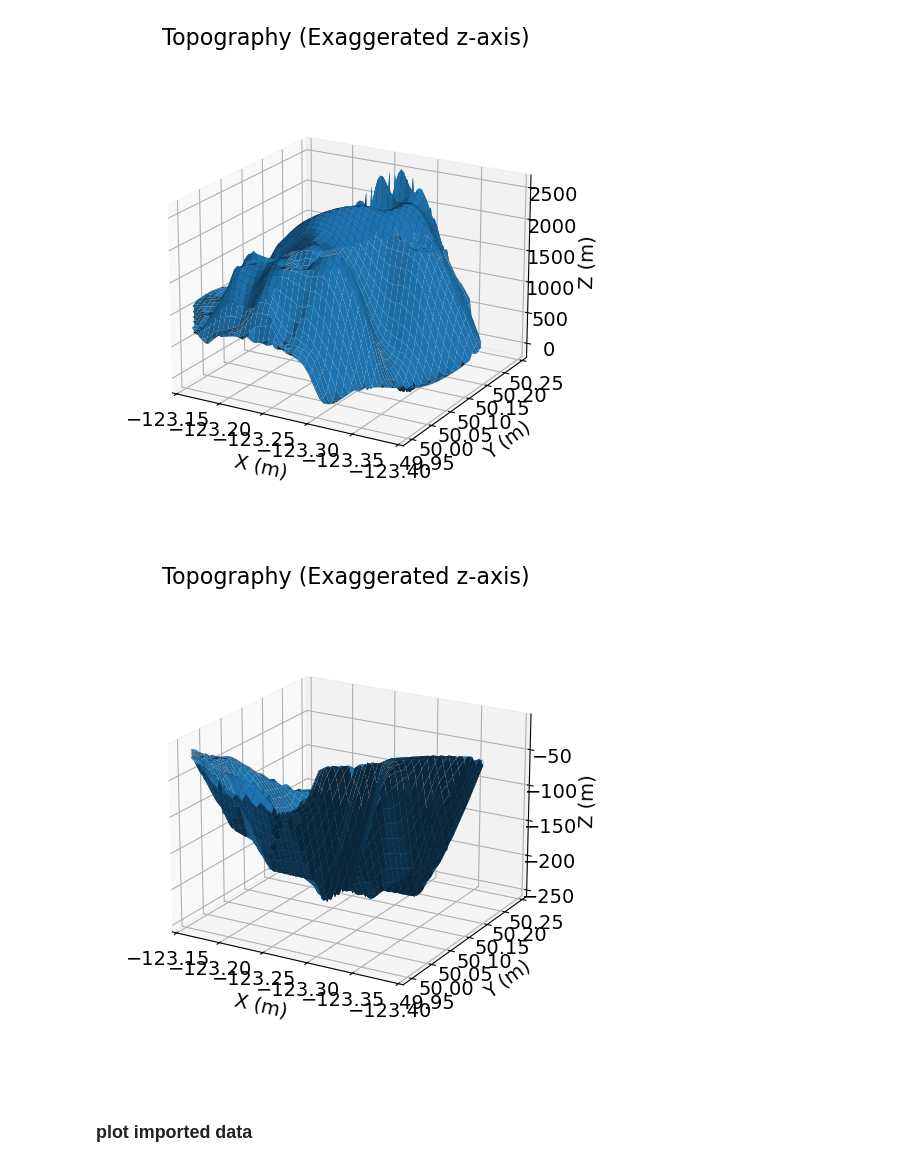
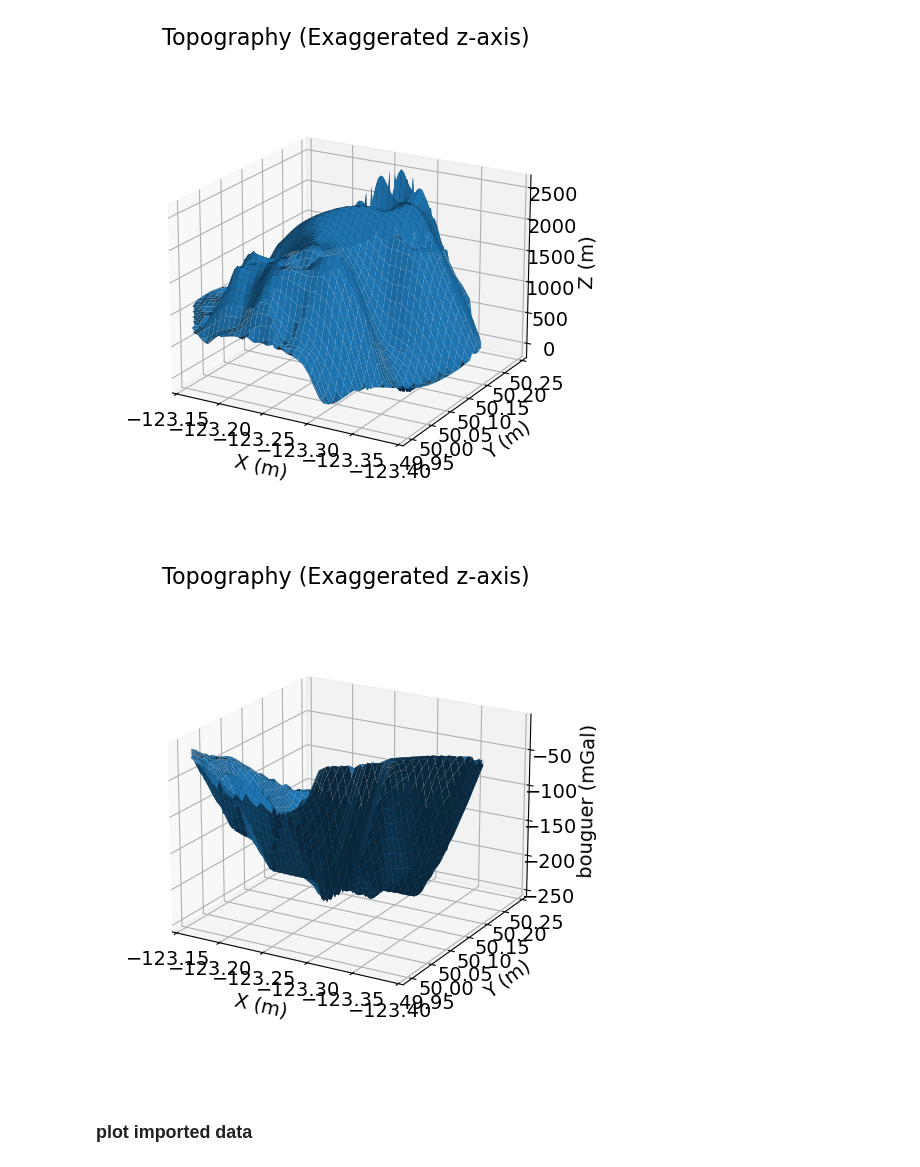
Before and after one commit to mebo4/EOSC454_project, a Jupyter notebook: project.ipynb, the cells around one changed output. Saved outputs shown, nothing was run; the diff lists cells and outputs as text; code cells hidden in the pictures.

```diff
--- a/project.ipynb
+++ b/project.ipynb
@@ -115,17 +165,17 @@ ax.view_init(elev=20.0)
 # %%
 fig = plt.figure(figsize=(6, 6))
 ax = fig.add_axes([0.1, 0.1, 0.8, 0.8], projection="3d")
 # ax.set_zlim([z.max() - 40, z.max()])
 ax.set_xlim(-123.15, -123.40)
 ax.plot_surface(grid_lon, grid_lat, grid_bouguer,  linewidth=0.5)
 ax.set_box_aspect(aspect=None, zoom=0.85)
 ax.set_xlabel("X (m)", labelpad=10)
 ax.set_ylabel("Y (m)", labelpad=10)
-ax.set_zlabel("Z (m)", labelpad=10)
+ax.set_zlabel("bouguer (mGal)", labelpad=10)
 ax.set_title("Topography (Exaggerated z-axis)", fontsize=16, pad=-20)
 ax.view_init(elev=20.0)
 # %% [output]
-[figure, old version]
+[figure, new version]
 # %% [markdown]
 ### plot imported data
 # %%
```
Also changed, not shown: parts of 24 cells of this notebook.
